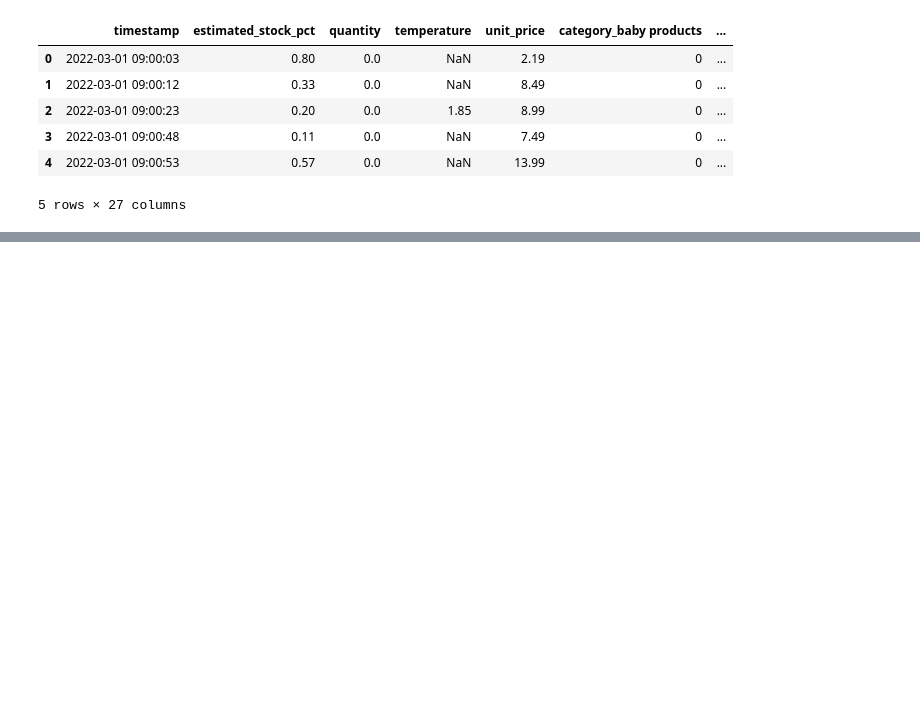
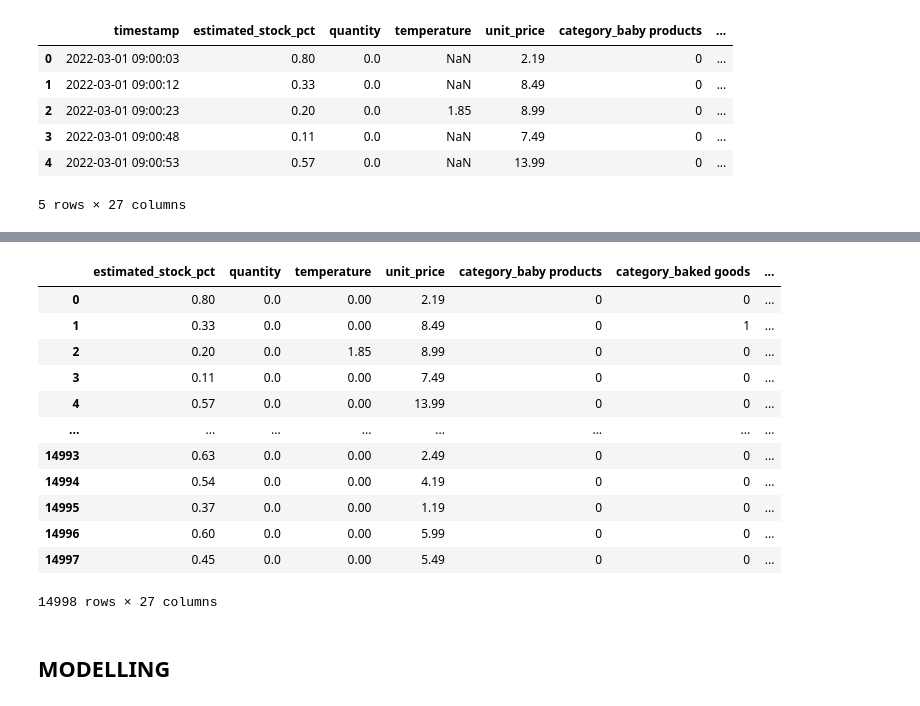
Before and after one commit to DOMINION-JOHN1/Cognizant_artificial_intelligence_project, a Jupyter notebook: cognizant_AI_project.ipynb, the cells around one changed output, grey strips where cells are left out. Cells and saved outputs as stored; diff of their text form; code cells hidden in the pictures; blank space fills up the shorter version.

Commit message:
modelling

```diff
--- a/cognizant_AI_project.ipynb
+++ b/cognizant_AI_project.ipynb
@@ -355,0 +372,3 @@ merged_df.head()
+# %%
+merged_df['temperature'] = merged_df['temperature'].fillna(0)
+merged_df.info()
@@ -355,0 +393,22 @@ merged_df.head()
+# %%
+df=merged_df
+# %%
+df['hour'] = merged_df['timestamp'].dt.hour
+# %%
+df.drop('timestamp',axis=1)
+# %% [output]
+|  | estimated_stock_pct | quantity | temperature | unit_price | category_baby products | category_baked goods | ... |
+| 0 | 0.80 | 0.0 | 0.00 | 2.19 | 0 | 0 | ... |
+| 1 | 0.33 | 0.0 | 0.00 | 8.49 | 0 | 1 | ... |
+| 2 | 0.20 | 0.0 | 1.85 | 8.99 | 0 | 0 | ... |
+| 3 | 0.11 | 0.0 | 0.00 | 7.49 | 0 | 0 | ... |
+| 4 | 0.57 | 0.0 | 0.00 | 13.99 | 0 | 0 | ... |
+| ... | ... | ... | ... | ... | ... | ... | ... |
+| 14993 | 0.63 | 0.0 | 0.00 | 2.49 | 0 | 0 | ... |
+| 14994 | 0.54 | 0.0 | 0.00 | 4.19 | 0 | 0 | ... |
+| 14995 | 0.37 | 0.0 | 0.00 | 1.19 | 0 | 0 | ... |
+| 14996 | 0.60 | 0.0 | 0.00 | 5.99 | 0 | 0 | ... |
+| 14997 | 0.45 | 0.0 | 0.00 | 5.49 | 0 | 0 | ... |
+14998 rows × 27 columns
+# %% [markdown]
+## MODELLING
```
Also changed, not shown: parts of 12 cells of this notebook.
